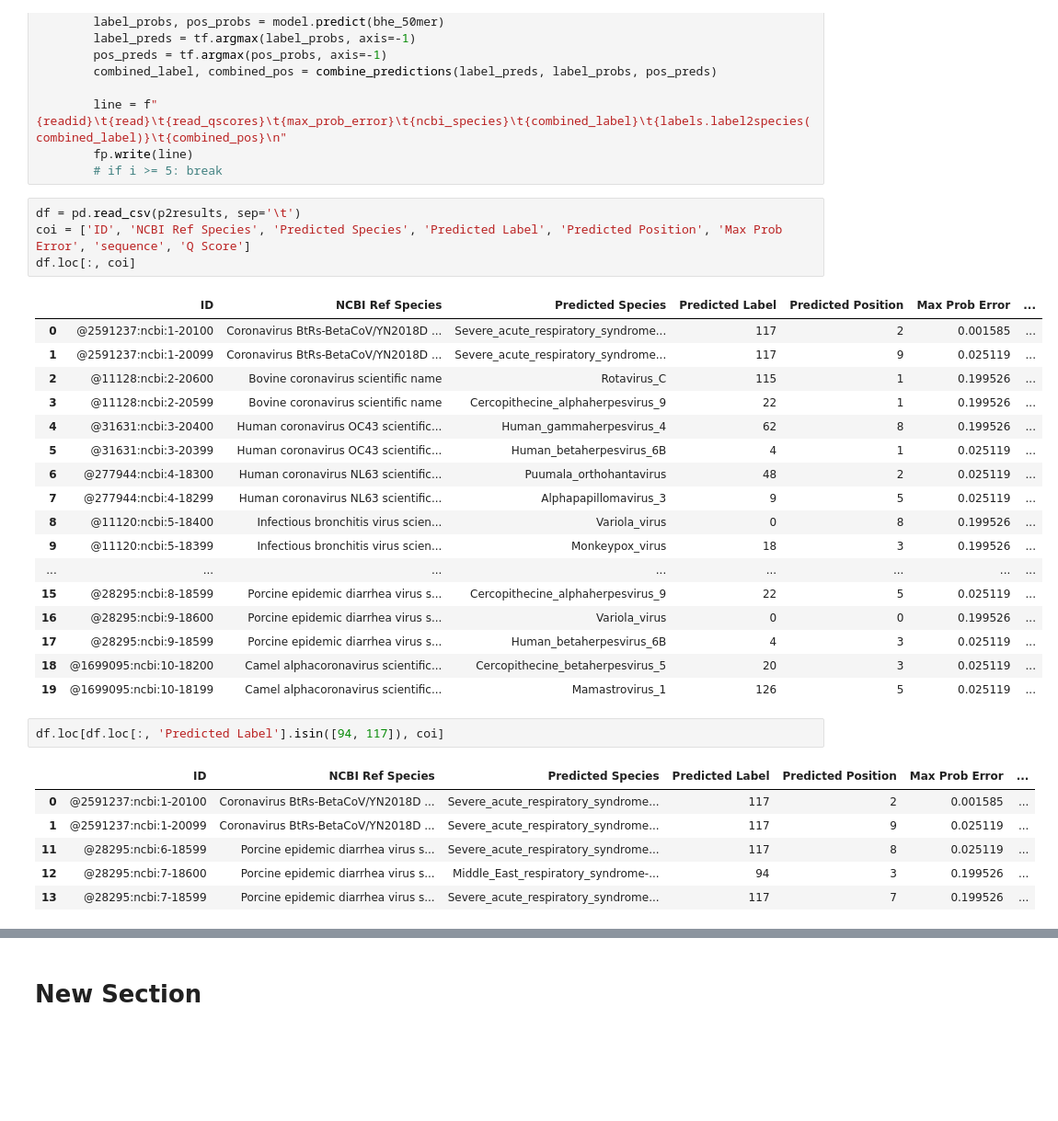
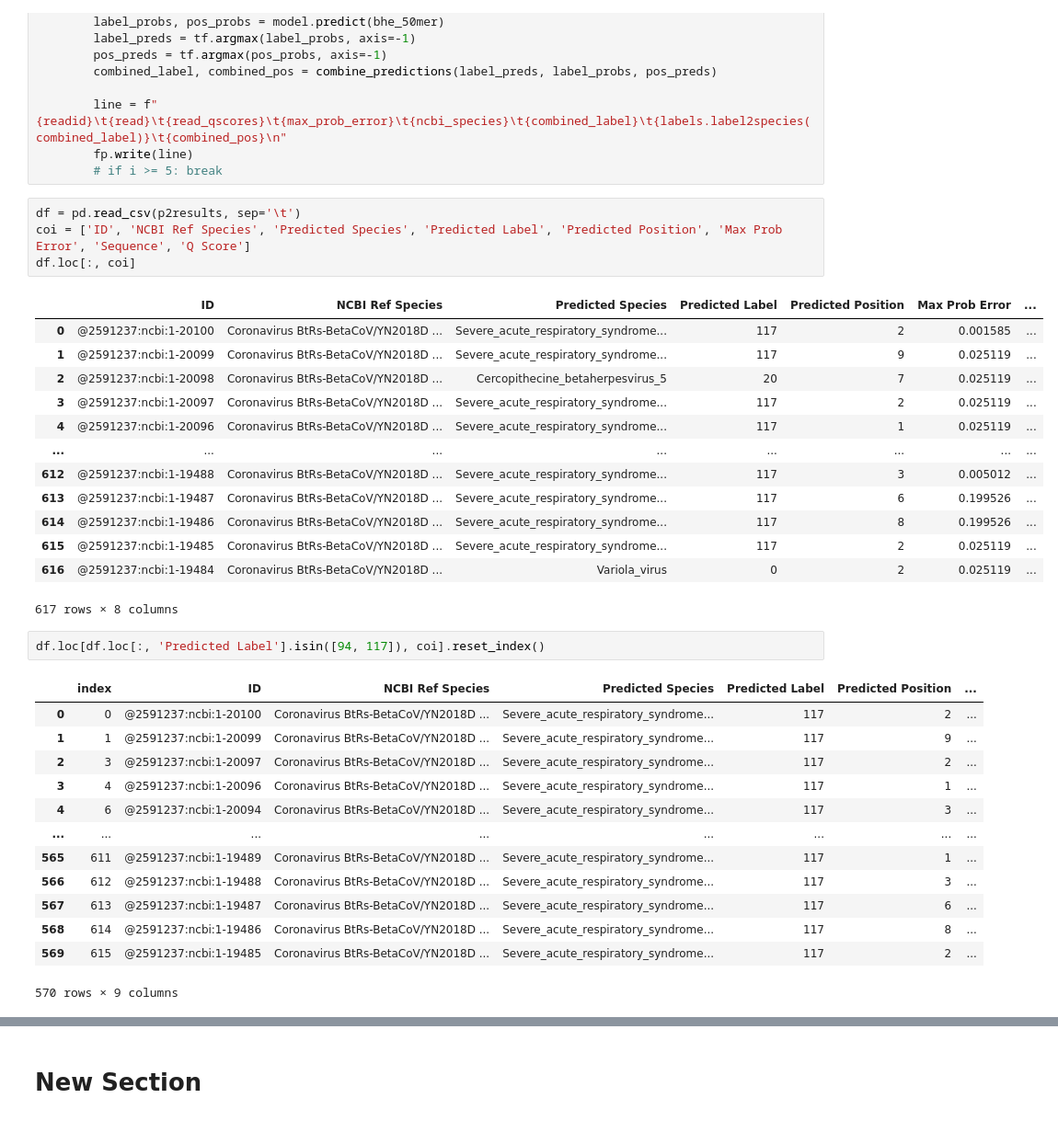
Before and after one commit to vtecftwy/metagentools, a Jupyter notebook: nbs/cnn_virus/ref_3.1_infer_k-mer_simple_fq.ipynb, the cells around one changed output, grey strips where cells are left out. Shown: that part at 92% size. Saved outputs shown, nothing was run; the diff lists cells and outputs as text; blank space fills up the shorter version.

```diff
--- a/nbs/cnn_virus/ref_3.1_infer_k-mer_simple_fq.ipynb
+++ b/nbs/cnn_virus/ref_3.1_infer_k-mer_simple_fq.ipynb
@@ -189,33 +189,36 @@ with open(p2results, 'a') as fp:
         # if i >= 5: break
 # %%
 df = pd.read_csv(p2results, sep='\t')
-coi = ['ID', 'NCBI Ref Species', 'Predicted Species', 'Predicted Label', 'Predicted Position', 'Max Prob Error', 'sequence', 'Q Score']
+coi = ['ID', 'NCBI Ref Species', 'Predicted Species', 'Predicted Label', 'Predicted Position', 'Max Prob Error', 'Sequence', 'Q Score']
 df.loc[:, coi]
 # %% [output]
 |  | ID | NCBI Ref Species | Predicted Species | Predicted Label | Predicted Position | Max Prob Error | ... |
 | 0 | @2591237:ncbi:1-20100 | Coronavirus BtRs-BetaCoV/YN2018D ... | Severe_acute_respiratory_syndrome... | 117 | 2 | 0.001585 | ... |
 | 1 | @2591237:ncbi:1-20099 | Coronavirus BtRs-BetaCoV/YN2018D ... | Severe_acute_respiratory_syndrome... | 117 | 9 | 0.025119 | ... |
-| 2 | @11128:ncbi:2-20600 | Bovine coronavirus scientific name | Rotavirus_C | 115 | 1 | 0.199526 | ... |
-| 3 | @11128:ncbi:2-20599 | Bovine coronavirus scientific name | Cercopithecine_alphaherpesvirus_9 | 22 | 1 | 0.199526 | ... |
-| 4 | @31631:ncbi:3-20400 | Human coronavirus OC43 scientific... | Human_gammaherpesvirus_4 | 62 | 8 | 0.199526 | ... |
-| 5 | @31631:ncbi:3-20399 | Human coronavirus OC43 scientific... | Human_betaherpesvirus_6B | 4 | 1 | 0.025119 | ... |
-| 6 | @277944:ncbi:4-18300 | Human coronavirus NL63 scientific... | Puumala_orthohantavirus | 48 | 2 | 0.025119 | ... |
-| 7 | @277944:ncbi:4-18299 | Human coronavirus NL63 scientific... | Alphapapillomavirus_3 | 9 | 5 | 0.025119 | ... |
-| 8 | @11120:ncbi:5-18400 | Infectious bronchitis virus scien... | Variola_virus | 0 | 8 | 0.199526 | ... |
-| 9 | @11120:ncbi:5-18399 | Infectious bronchitis virus scien... | Monkeypox_virus | 18 | 3 | 0.199526 | ... |
+| 2 | @2591237:ncbi:1-20098 | Coronavirus BtRs-BetaCoV/YN2018D ... | Cercopithecine_betaherpesvirus_5 | 20 | 7 | 0.025119 | ... |
+| 3 | @2591237:ncbi:1-20097 | Coronavirus BtRs-BetaCoV/YN2018D ... | Severe_acute_respiratory_syndrome... | 117 | 2 | 0.025119 | ... |
+| 4 | @2591237:ncbi:1-20096 | Coronavirus BtRs-BetaCoV/YN2018D ... | Severe_acute_respiratory_syndrome... | 117 | 1 | 0.025119 | ... |
 | ... | ... | ... | ... | ... | ... | ... | ... |
-| 15 | @28295:ncbi:8-18599 | Porcine epidemic diarrhea virus s... | Cercopithecine_alphaherpesvirus_9 | 22 | 5 | 0.025119 | ... |
-| 16 | @28295:ncbi:9-18600 | Porcine epidemic diarrhea virus s... | Variola_virus | 0 | 0 | 0.199526 | ... |
-| 17 | @28295:ncbi:9-18599 | Porcine epidemic diarrhea virus s... | Human_betaherpesvirus_6B | 4 | 3 | 0.025119 | ... |
-| 18 | @1699095:ncbi:10-18200 | Camel alphacoronavirus scientific... | Cercopithecine_betaherpesvirus_5 | 20 | 3 | 0.025119 | ... |
-| 19 | @1699095:ncbi:10-18199 | Camel alphacoronavirus scientific... | Mamastrovirus_1 | 126 | 5 | 0.025119 | ... |
+| 612 | @2591237:ncbi:1-19488 | Coronavirus BtRs-BetaCoV/YN2018D ... | Severe_acute_respiratory_syndrome... | 117 | 3 | 0.005012 | ... |
+| 613 | @2591237:ncbi:1-19487 | Coronavirus BtRs-BetaCoV/YN2018D ... | Severe_acute_respiratory_syndrome... | 117 | 6 | 0.199526 | ... |
+| 614 | @2591237:ncbi:1-19486 | Coronavirus BtRs-BetaCoV/YN2018D ... | Severe_acute_respiratory_syndrome... | 117 | 8 | 0.199526 | ... |
+| 615 | @2591237:ncbi:1-19485 | Coronavirus BtRs-BetaCoV/YN2018D ... | Severe_acute_respiratory_syndrome... | 117 | 2 | 0.025119 | ... |
+| 616 | @2591237:ncbi:1-19484 | Coronavirus BtRs-BetaCoV/YN2018D ... | Variola_virus | 0 | 2 | 0.025119 | ... |
+617 rows × 8 columns
 # %%
-df.loc[df.loc[:, 'Predicted Label'].isin([94, 117]), coi]
+df.loc[df.loc[:, 'Predicted Label'].isin([94, 117]), coi].reset_index()
 # %% [output]
-|  | ID | NCBI Ref Species | Predicted Species | Predicted Label | Predicted Position | Max Prob Error | ... |
-| 0 | @2591237:ncbi:1-20100 | Coronavirus BtRs-BetaCoV/YN2018D ... | Severe_acute_respiratory_syndrome... | 117 | 2 | 0.001585 | ... |
-| 1 | @2591237:ncbi:1-20099 | Coronavirus BtRs-BetaCoV/YN2018D ... | Severe_acute_respiratory_syndrome... | 117 | 9 | 0.025119 | ... |
-| 11 | @28295:ncbi:6-18599 | Porcine epidemic diarrhea virus s... | Severe_acute_respiratory_syndrome... | 117 | 8 | 0.025119 | ... |
-| 12 | @28295:ncbi:7-18600 | Porcine epidemic diarrhea virus s... | Middle_East_respiratory_syndrome-... | 94 | 3 | 0.199526 | ... |
-| 13 | @28295:ncbi:7-18599 | Porcine epidemic diarrhea virus s... | Severe_acute_respiratory_syndrome... | 117 | 7 | 0.199526 | ... |
+|  | index | ID | NCBI Ref Species | Predicted Species | Predicted Label | Predicted Position | ... |
+| 0 | 0 | @2591237:ncbi:1-20100 | Coronavirus BtRs-BetaCoV/YN2018D ... | Severe_acute_respiratory_syndrome... | 117 | 2 | ... |
+| 1 | 1 | @2591237:ncbi:1-20099 | Coronavirus BtRs-BetaCoV/YN2018D ... | Severe_acute_respiratory_syndrome... | 117 | 9 | ... |
+| 2 | 3 | @2591237:ncbi:1-20097 | Coronavirus BtRs-BetaCoV/YN2018D ... | Severe_acute_respiratory_syndrome... | 117 | 2 | ... |
+| 3 | 4 | @2591237:ncbi:1-20096 | Coronavirus BtRs-BetaCoV/YN2018D ... | Severe_acute_respiratory_syndrome... | 117 | 1 | ... |
+| 4 | 6 | @2591237:ncbi:1-20094 | Coronavirus BtRs-BetaCoV/YN2018D ... | Severe_acute_respiratory_syndrome... | 117 | 3 | ... |
+| ... | ... | ... | ... | ... | ... | ... | ... |
+| 565 | 611 | @2591237:ncbi:1-19489 | Coronavirus BtRs-BetaCoV/YN2018D ... | Severe_acute_respiratory_syndrome... | 117 | 1 | ... |
+| 566 | 612 | @2591237:ncbi:1-19488 | Coronavirus BtRs-BetaCoV/YN2018D ... | Severe_acute_respiratory_syndrome... | 117 | 3 | ... |
+| 567 | 613 | @2591237:ncbi:1-19487 | Coronavirus BtRs-BetaCoV/YN2018D ... | Severe_acute_respiratory_syndrome... | 117 | 6 | ... |
+| 568 | 614 | @2591237:ncbi:1-19486 | Coronavirus BtRs-BetaCoV/YN2018D ... | Severe_acute_respiratory_syndrome... | 117 | 8 | ... |
+| 569 | 615 | @2591237:ncbi:1-19485 | Coronavirus BtRs-BetaCoV/YN2018D ... | Severe_acute_respiratory_syndrome... | 117 | 2 | ... |
+570 rows × 9 columns
 # %%
```
Also changed, not shown: parts of 1 cell of this notebook.
